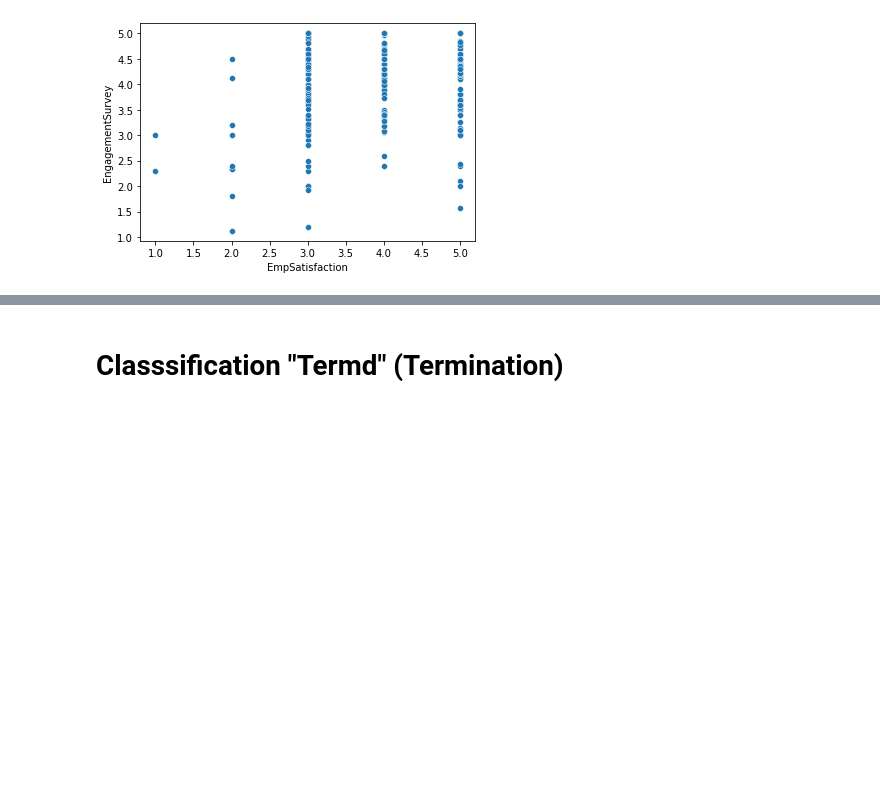
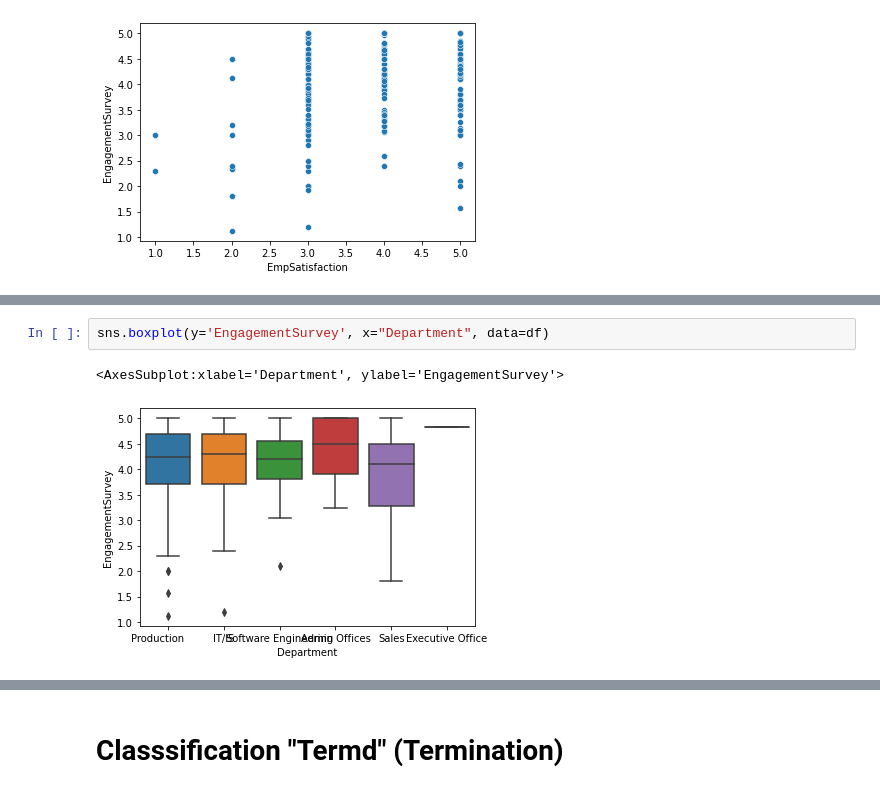
Before and after one commit to shunki-akiyama/HR-Analytics, a Jupyter notebook: HR Analytics.ipynb, the cells around one changed output, grey strips where cells are left out. Drawn from its saved outputs; the diff is of its cells as text; blank space fills up the shorter version.

```diff
--- a/HR Analytics.ipynb
+++ b/HR Analytics.ipynb
@@ -313,0 +324,5 @@ sns.scatterplot(y="EngagementSurvey", x="EmpSatisfaction", data=df)
+# %%
+sns.boxplot(y='EngagementSurvey', x="Department", data=df)
+# %% [output]
+<AxesSubplot:xlabel='Department', ylabel='EngagementSurvey'>
+[figure, added]
```
Also changed, not shown: parts of 72 cells of this notebook, 18 other files.
